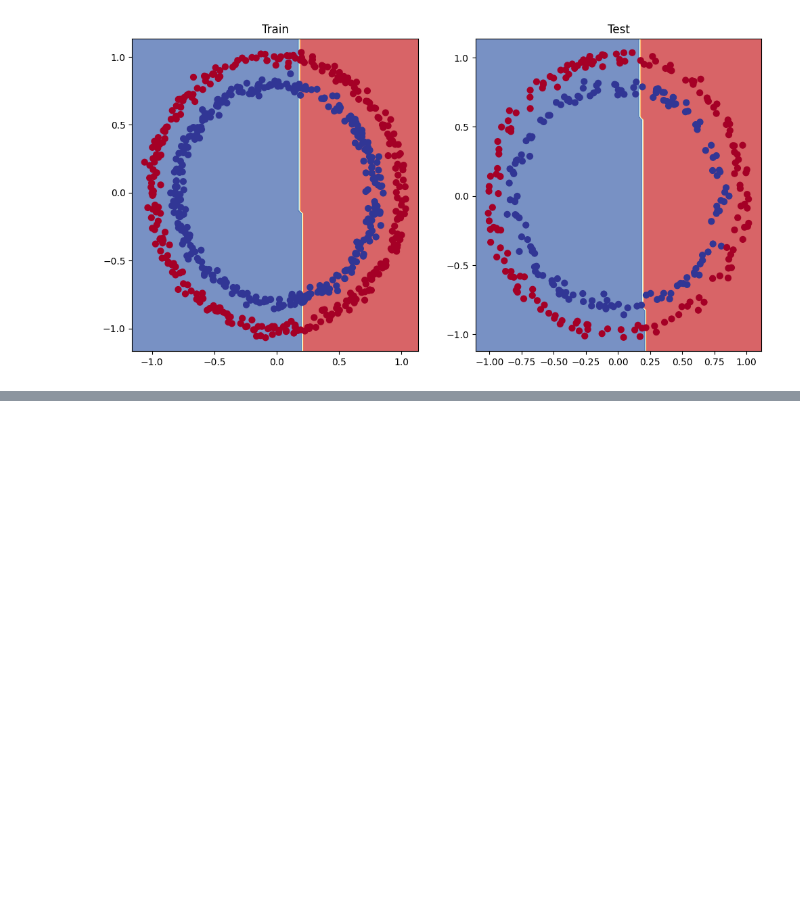
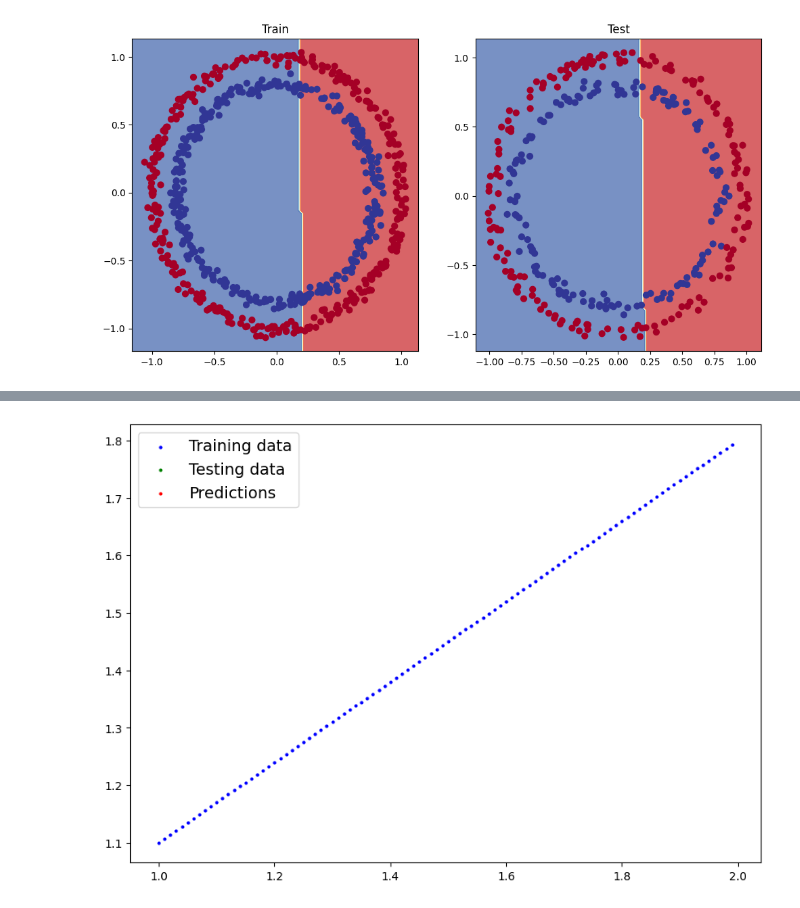
Before and after one commit to prathameshk30/PyTorch-Algo-Intro, a Jupyter notebook: PyTorch_practice.ipynb, the cells around one changed output, grey strips where cells are left out. Cells and saved outputs as stored; diff of their text form; code cells hidden in the pictures; blank space fills up the shorter version.

```diff
--- a/PyTorch_practice.ipynb
+++ b/PyTorch_practice.ipynb
@@ -1325,0 +1393,39 @@ plot_decision_boundary(model_1, X_test, y_test)
+# %%
+# loss and optimizer
+
+loss_fn=nn.L1Loss()
+
+optimizer=torch.optim.SGD(params=model_2.parameters(),
+                          lr=0.01)
+# %%
+# Training and eval loop
+torch.cuda.manual_seed(42)
+torch.manual_seed(42)
+
+X_train, y_train= X_train.to(device), y_train.to(device)
+X_test, y_test= X_test.to(device), y_test.to(device)
+
+epochs=100
+
+for epoch in range(epochs):
+  model_2.train()
+
+  y_pred=model_2(X_train)
+
+  loss=loss_fn(y_pred, y_train)
+
+  optimizer.zero_grad()
+
+  loss.backward()
+
+  optimizer.step()
+
+  model_1.eval()
+  with torch.inference_mode():
+
+    test_pred=model_2(X_test)
+
+    loss_test=loss_fn(test_pred, y_test)
+
+    if epoch % 10 == 0:
+      print(f"Epoch: {epoch} | Train Loss: {loss} | Test Loss: {test_loss}")
@@ -1325,0 +1443,8 @@ plot_decision_boundary(model_1, X_test, y_test)
+# %%
+plot_predictions(train_data=X_train,
+                 train_labels=y_train,
+                 test_data=X_test,
+                 test_labels=y_test,
+                 predictions=test_pred)
+# %% [output]
+[figure, added]
```
Also changed, not shown: parts of 51 cells of this notebook.
